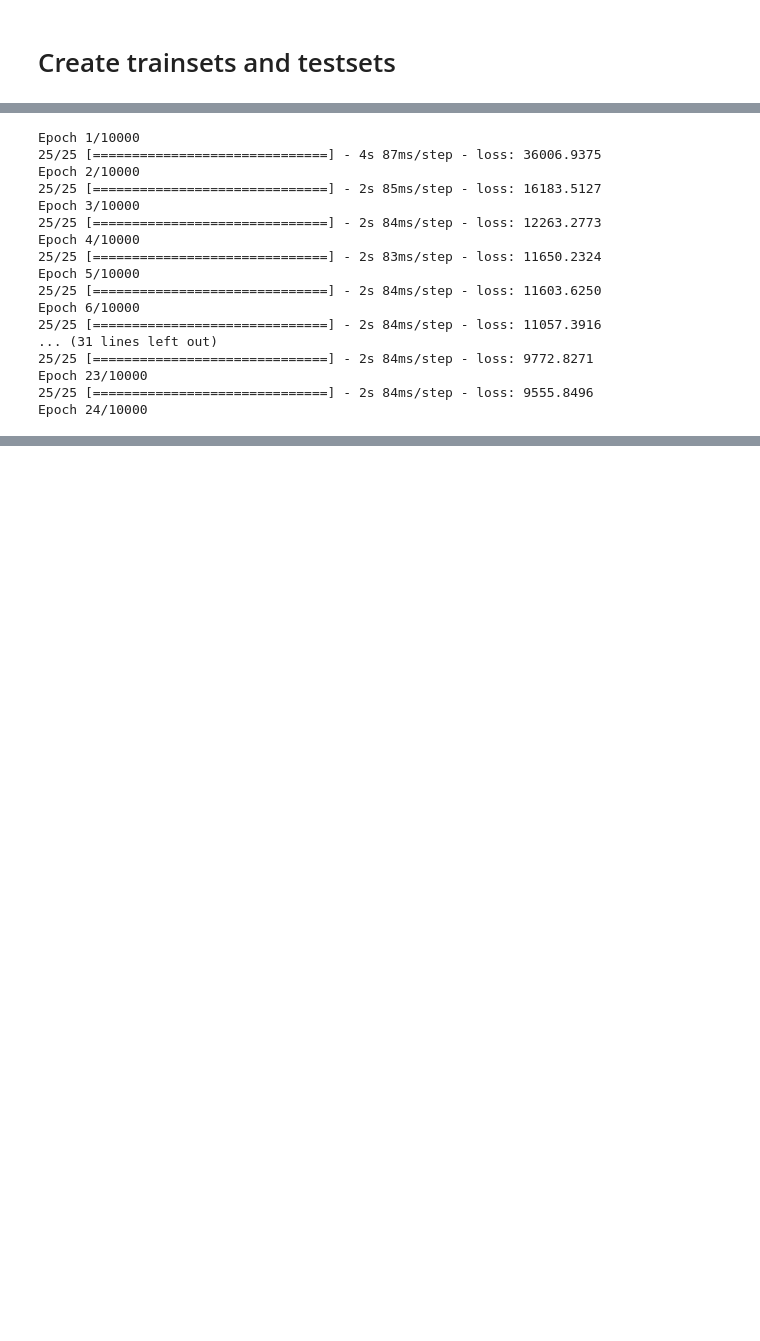
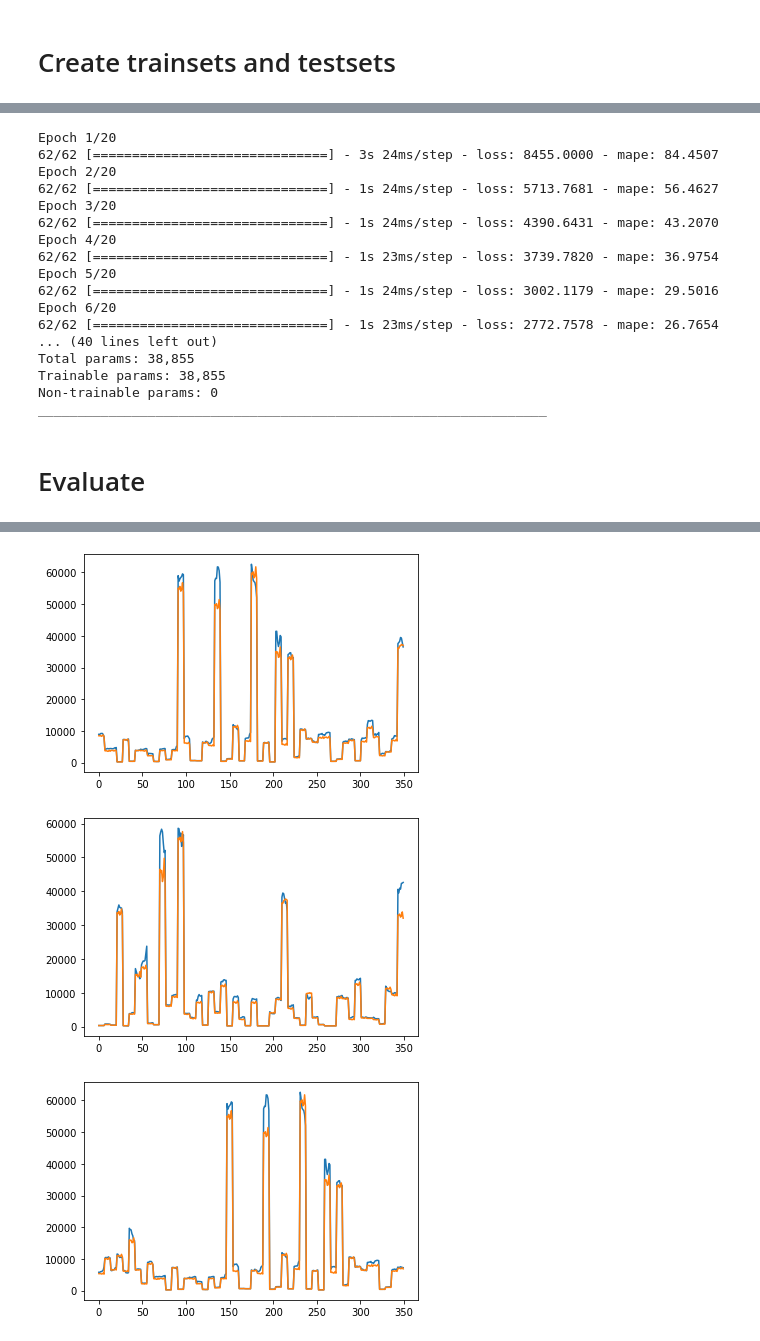
Before and after one commit to alirezaght/bitcoin-price-prediction, a Jupyter notebook: train.ipynb, the cells around one changed output, grey strips where cells are left out. Cells and saved outputs as stored; diff of their text form; code cells hidden in the pictures; blank space fills up the shorter version.

```diff
--- a/train.ipynb
+++ b/train.ipynb
@@ -88,7 +97,7 @@ train_x, train_y, test_x, test_y = create_batch(batch_number, days_in_batch, pre
 # %%
 from tensorflow.keras import layers
 from tensorflow import keras
-from tensorflow.keras.optimizers import SGD
+from tensorflow.keras.optimizers import RMSprop
 
 class TrainingStop(keras.callbacks.Callback):
     def __init__(self, threshold):
@@ -96,34 +105,55 @@ class TrainingStop(keras.callbacks.Callback):
         self._threshold = threshold
 
     def on_epoch_end(self, batch, logs={}):
-        train_loss = logs.get('loss')
+        train_loss = logs.get('mape')
         self.model.stop_training = train_loss <= self._threshold
 
 model = keras.Sequential()
 
-# Add a LSTM layer with 128 internal units.
-model.add(layers.GRU(128, activation="relu", return_sequences=True))
-model.add(layers.GRU(128, activation="relu"))
-# model.add(layers.Dropout(0.2))
+model.add(layers.GRU(64, activation="relu", return_sequences=True))
+model.add(layers.Dropout(0.2))
+model.add(layers.GRU(64, activation="relu"))
 model.add(layers.Dense(predict_day, activation="relu"))
 
-model.compile(optimizer="rmsprop", loss="mae")
-model.fit(train_x, train_y, epochs=10000, callbacks=[TrainingStop(500)])
+model.compile(optimizer="rmsprop", loss="mae", metrics=["mape"])
+# model.fit(train_x, train_y, epochs=100, callbacks=[TrainingStop(5)])
+model.fit(train_x, train_y, epochs=20)
+model.summary()
 # %% [output]
-Epoch 1/10000
-25/25 [==============================] - 4s 87ms/step - loss: 36006.9375
-Epoch 2/10000
-25/25 [==============================] - 2s 85ms/step - loss: 16183.5127
-Epoch 3/10000
-25/25 [==============================] - 2s 84ms/step - loss: 12263.2773
-Epoch 4/10000
-25/25 [==============================] - 2s 83ms/step - loss: 11650.2324
-Epoch 5/10000
-25/25 [==============================] - 2s 84ms/step - loss: 11603.6250
-Epoch 6/10000
-25/25 [==============================] - 2s 84ms/step - loss: 11057.3916
-... (31 lines left out)
-25/25 [==============================] - 2s 84ms/step - loss: 9772.8271
-Epoch 23/10000
-25/25 [==============================] - 2s 84ms/step - loss: 9555.8496
-Epoch 24/10000
+Epoch 1/20
+62/62 [==============================] - 3s 24ms/step - loss: 8455.0000 - mape: 84.4507
+Epoch 2/20
+62/62 [==============================] - 1s 24ms/step - loss: 5713.7681 - mape: 56.4627
+Epoch 3/20
+62/62 [==============================] - 1s 24ms/step - loss: 4390.6431 - mape: 43.2070
+Epoch 4/20
+62/62 [==============================] - 1s 23ms/step - loss: 3739.7820 - mape: 36.9754
+Epoch 5/20
+62/62 [==============================] - 1s 24ms/step - loss: 3002.1179 - mape: 29.5016
+Epoch 6/20
+62/62 [==============================] - 1s 23ms/step - loss: 2772.7578 - mape: 26.7654
+... (40 lines left out)
+Total params: 38,855
+Trainable params: 38,855
+Non-trainable params: 0
+_________________________________________________________________
+# %% [markdown]
+# Evaluate
+# %%
+import matplotlib.pyplot as plt
+
+def plot(sliced_data: ndarray):
+  p_data = np.reshape(sliced_data, (predict_day * len(sliced_data),))
+  plt.plot(p_data)
+
+size = 50
+for i in range(3):
+  plt.figure(i)
+  rand = random.randint(0, len(test_y) - size - 1)
+  plot(test_y[rand: rand + size])
+  predicted = model.predict(test_x)
+  plot(predicted[rand:rand + size])
+
+loss, mape = model.evaluate(test_x, test_y)
+print(f"Mean Absolute Percentage Error: {mape}")
+# %% [output]
@@ -129,0 +162,3 @@ Epoch 24/10000
+[figure, added]
+[figure, added]
+[figure, added]
```
Also changed, not shown: parts of 11 cells of this notebook.
